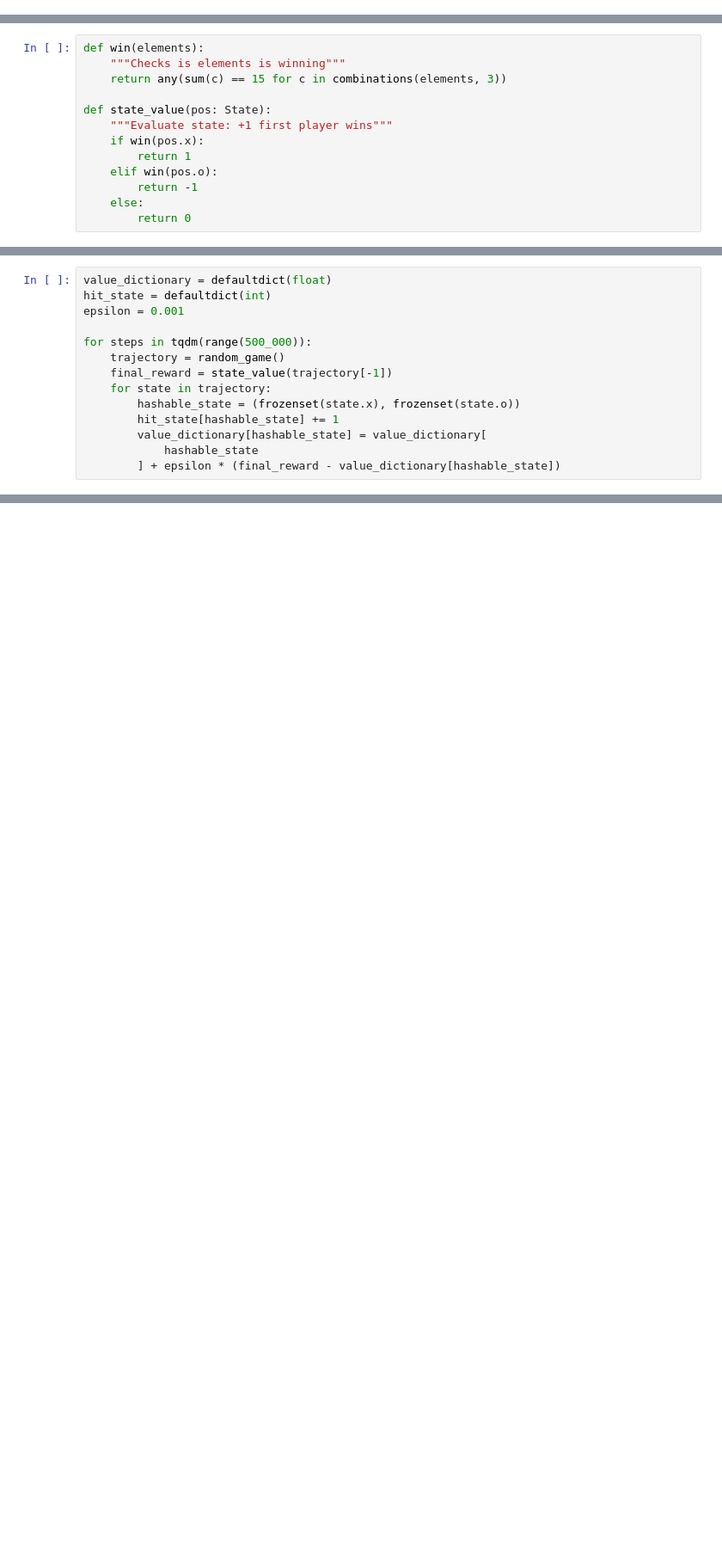
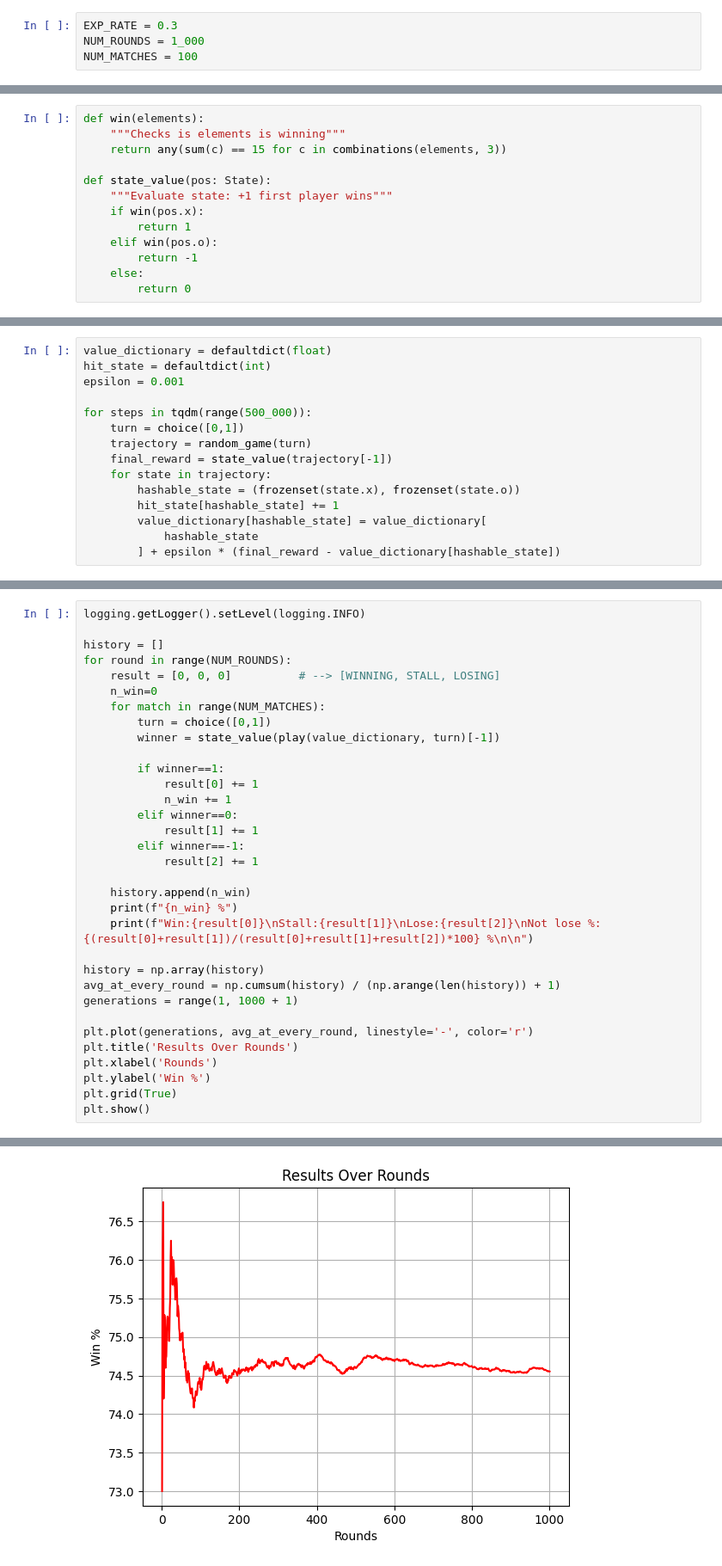
Before and after one commit to gregorio-nic/computational-intelligence, a Jupyter notebook: Labs/Lab_10/lab_10.ipynb, the cells around one changed output, grey strips where cells are left out. Shown at 86% size. Cells and saved outputs as stored; diff of their text form; blank space fills up the shorter version.

Commit message:
Modified random_game with turn lab_10.ipynb and wrote README.md

```diff
--- a/Labs/Lab_10/lab_10.ipynb
+++ b/Labs/Lab_10/lab_10.ipynb
@@ -13,3 +15,7 @@ import numpy as np
+# %%
+EXP_RATE = 0.3
+NUM_ROUNDS = 1_000
+NUM_MATCHES = 100
 # %%
 State = namedtuple('State', ['x', 'o'])
 # %%
@@ -67,7 +76,8 @@ hit_state = defaultdict(int)
 epsilon = 0.001
 
 for steps in tqdm(range(500_000)):
-    trajectory = random_game()
+    turn = choice([0,1])
+    trajectory = random_game(turn)
     final_reward = state_value(trajectory[-1])
     for state in trajectory:
         hashable_state = (frozenset(state.x), frozenset(state.o))
@@ -141,0 +151,34 @@ OOX
+# %%
+logging.getLogger().setLevel(logging.INFO)
+
+history = []
+for round in range(NUM_ROUNDS):
+    result = [0, 0, 0]          # --> [WINNING, STALL, LOSING]
+    n_win=0
+    for match in range(NUM_MATCHES):
+        turn = choice([0,1])
+        winner = state_value(play(value_dictionary, turn)[-1])
+
+        if winner==1:
+            result[0] += 1
+            n_win += 1
+        elif winner==0:
+            result[1] += 1
+        elif winner==-1:
+            result[2] += 1
+
+    history.append(n_win)
+    print(f"{n_win} %")
+    print(f"Win:{result[0]}\nStall:{result[1]}\nLose:{result[2]}\nNot lose %: {(result[0]+result[1])/(result[0]+result[1]+result[2])*100} %\n\n")
+
+history = np.array(history)
+avg_at_every_round = np.cumsum(history) / (np.arange(len(history)) + 1)
+generations = range(1, 1000 + 1)
+
+plt.plot(generations, avg_at_every_round, linestyle='-', color='r')
+plt.title('Results Over Rounds')
+plt.xlabel('Rounds')
+plt.ylabel('Win %')
+plt.grid(True)
+plt.show()
+# %% [output]
@@ -141,0 +202 @@ OOX
+[figure, added]
```
Also changed, not shown: parts of 7 cells of this notebook, 1 other file.
